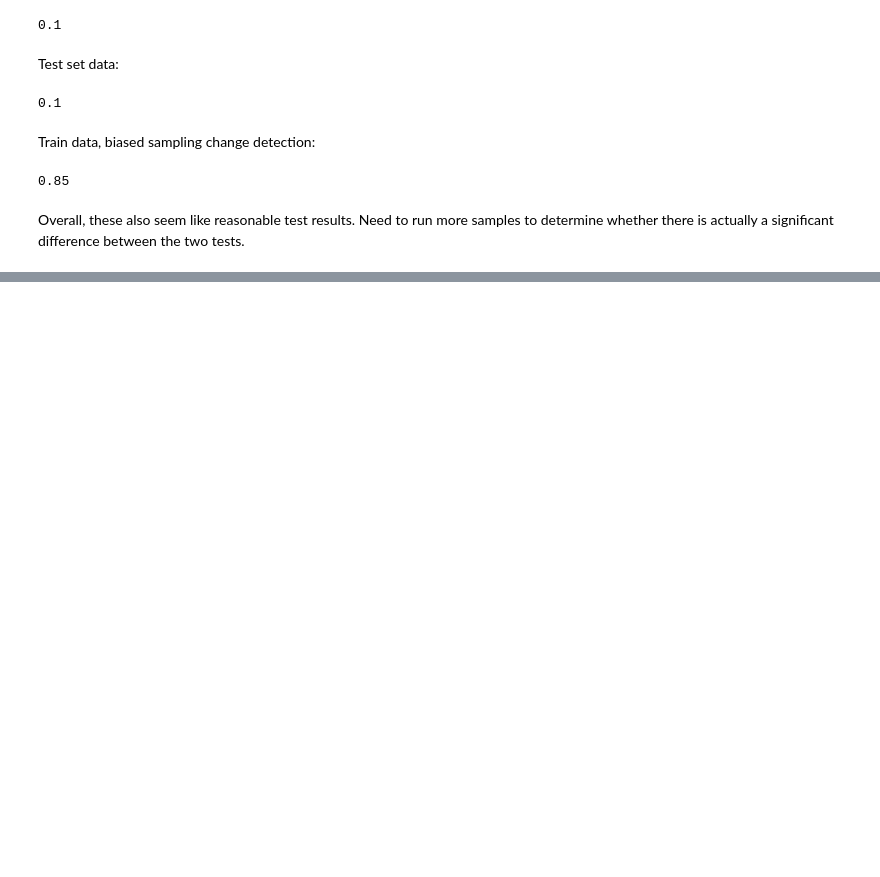
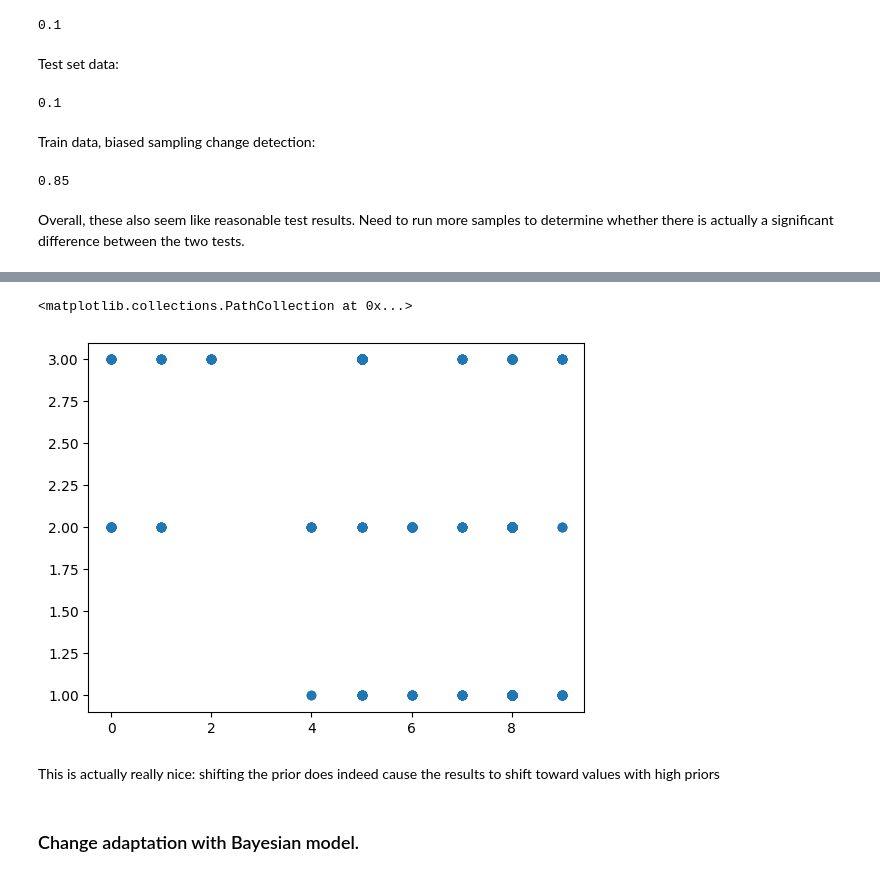
Before and after one commit to lrast/learnedExpFam, a Jupyter notebook: 1.0-high-dimension-dual.ipynb, the cells around one changed output, grey strips where cells are left out. Cells and saved outputs as stored; diff of their text form; code cells hidden in the pictures; blank space fills up the shorter version.

```diff
--- a/1.0-full-examples.ipynb
+++ b/1.0-high-dimension-dual.ipynb
@@ -785,0 +941,7 @@ outs2 = next(iter(DataLoader(activity_data, batch_size=len(activity_data))))
+# %%
+prior1 = torch.ones(10) / 10.
+decoded1 = torch.argmax(bayesian_posterior(inputs, prior1), dim=1)
+
+prior2 = torch.tensor([1,2,3,4,1,1,1,1,1,1.])
+prior2 = prior2 / sum(prior2)
+decoded2 = torch.argmax(bayesian_posterior(inputs, prior2), dim=1)
@@ -785,0 +952,10 @@ outs2 = next(iter(DataLoader(activity_data, batch_size=len(activity_data))))
+# %%
+inds = (decoded2 != decoded1)
+plt.scatter(decoded1[inds], decoded2[inds])
+# %% [output]
+<matplotlib.collections.PathCollection at 0x...>
+[figure, added]
+# %% [markdown]
+This is actually really nice: shifting the prior does indeed cause the results to shift toward values with high priors
+# %% [markdown]
+### Change adaptation with Bayesian model.
```
Also changed, not shown: parts of 40 cells of this notebook, 18 other files.
